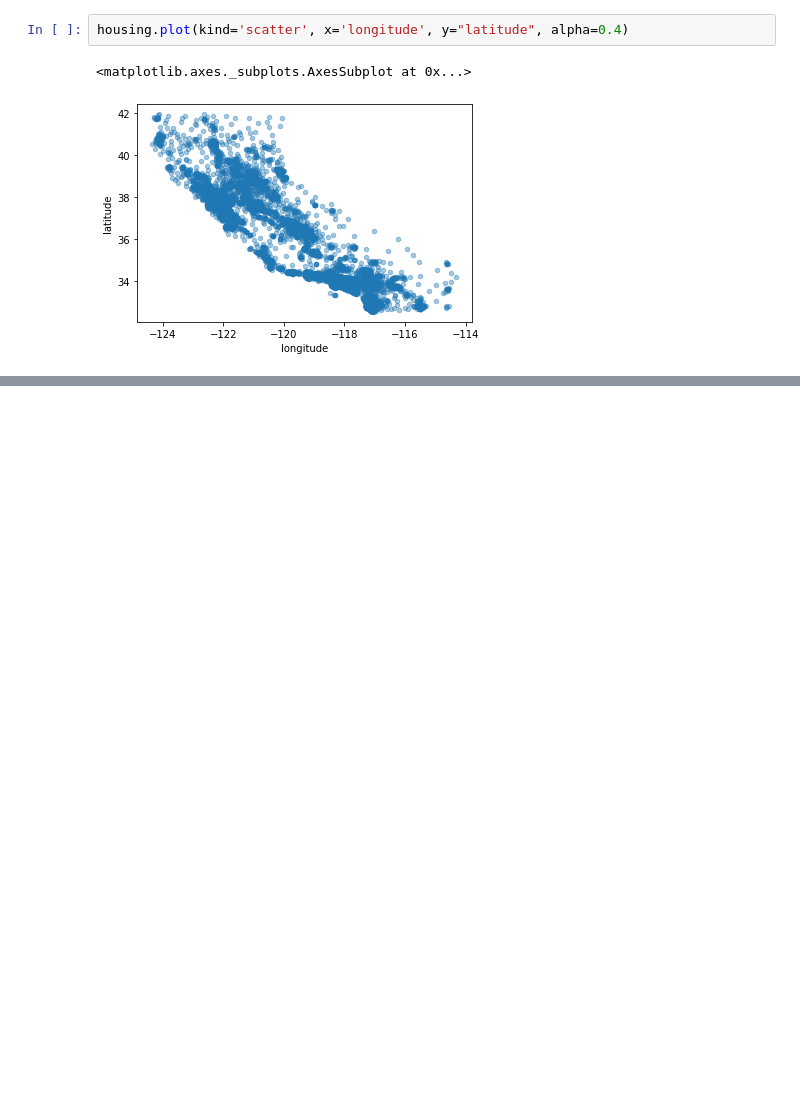
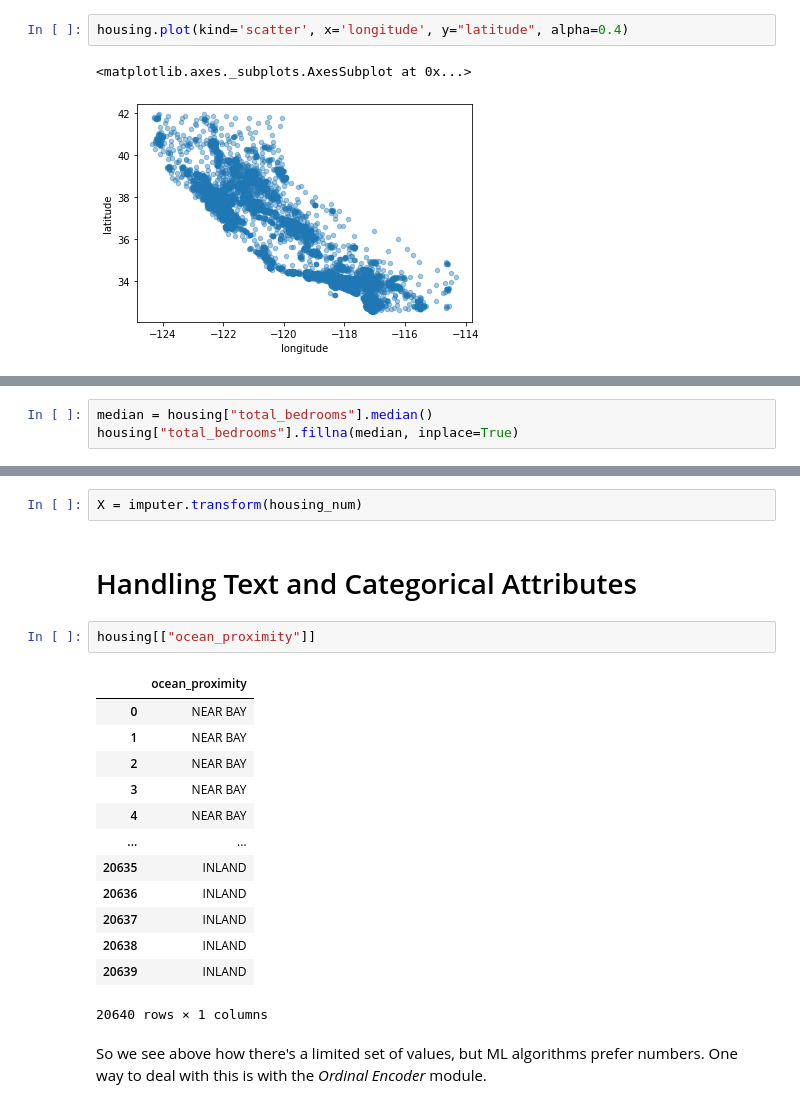
Before and after one commit to dnmorris7/O-Reilly_Housing_Analysis, a Jupyter notebook: Housing Analysis.ipynb, the cells around one changed output, grey strips where cells are left out. Cells and saved outputs as stored; diff of their text form; blank space fills up the shorter version.

```diff
--- a/Housing Analysis.ipynb
+++ b/Housing Analysis.ipynb
@@ -135,0 +156,3 @@ housing.plot(kind='scatter', x='longitude', y="latitude", alpha=0.4,
+# %%
+median = housing["total_bedrooms"].median()
+housing["total_bedrooms"].fillna(median, inplace=True)
@@ -135,0 +171,22 @@ housing.plot(kind='scatter', x='longitude', y="latitude", alpha=0.4,
+# %%
+X = imputer.transform(housing_num)
+# %% [markdown]
+# Handling Text and Categorical Attributes
+# %%
+housing[["ocean_proximity"]]
+# %% [output]
+|  | ocean_proximity |
+| 0 | NEAR BAY |
+| 1 | NEAR BAY |
+| 2 | NEAR BAY |
+| 3 | NEAR BAY |
+| 4 | NEAR BAY |
+| ... | ... |
+| 20635 | INLAND |
+| 20636 | INLAND |
+| 20637 | INLAND |
+| 20638 | INLAND |
+| 20639 | INLAND |
+20640 rows × 1 columns
+# %% [markdown]
+So we see above how there's a limited set of values, but ML algorithms prefer numbers. One way to deal with this is with the _*Ordinal Encoder*_ module.
```
Also changed, not shown: parts of 17 cells of this notebook.
